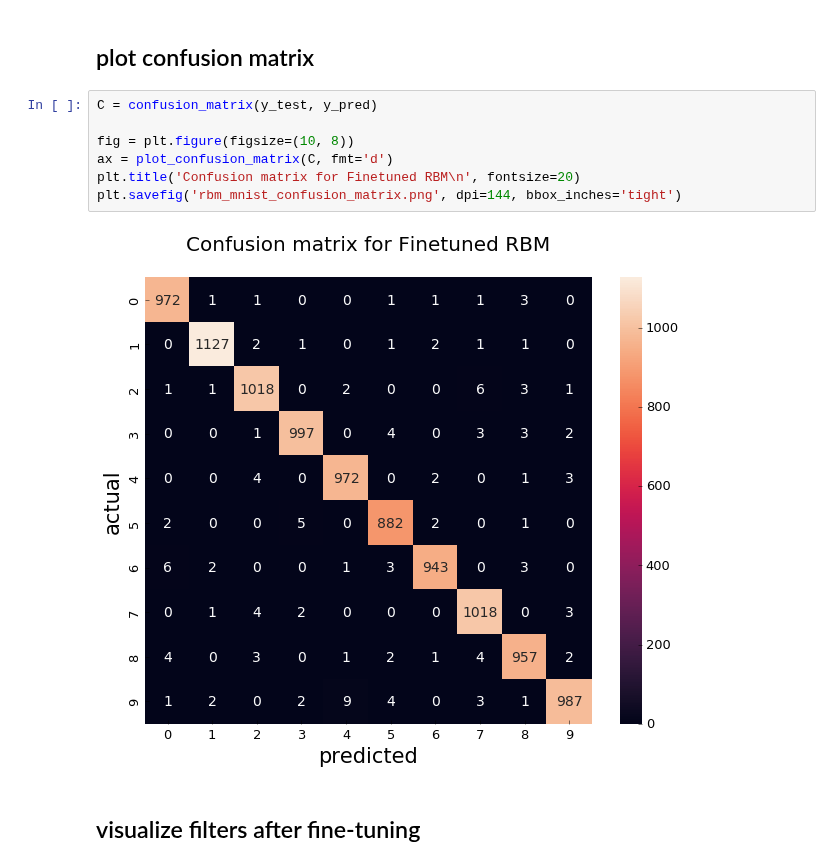
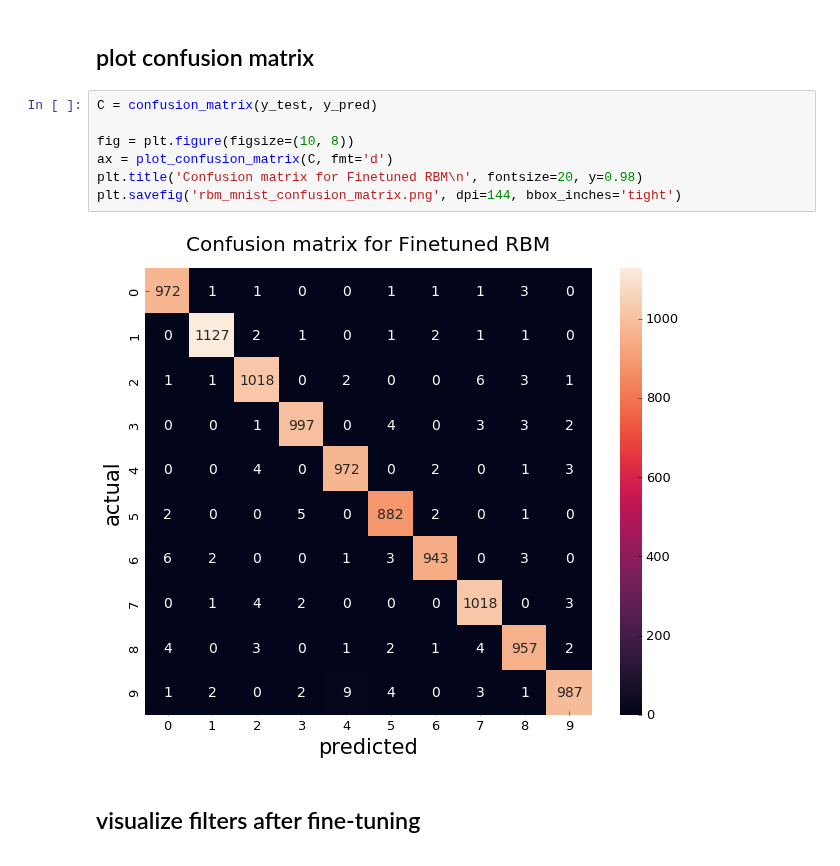
Before and after one commit to yell/boltzmann-machines, a Jupyter notebook: notebooks/rbm_mnist.ipynb, the cells around one changed output. Saved outputs shown, nothing was run; the diff lists cells and outputs as text.

```diff
--- a/notebooks/rbm_mnist.ipynb
+++ b/notebooks/rbm_mnist.ipynb
@@ -107,12 +107,12 @@ print accuracy_score(y_test, y_pred)
 # %%
 C = confusion_matrix(y_test, y_pred)
 
 fig = plt.figure(figsize=(10, 8))
 ax = plot_confusion_matrix(C, fmt='d')
-plt.title('Confusion matrix for Finetuned RBM\n', fontsize=20)
+plt.title('Confusion matrix for Finetuned RBM\n', fontsize=20, y=0.98)
 plt.savefig('rbm_mnist_confusion_matrix.png', dpi=144, bbox_inches='tight')
 # %% [output]
-[figure, old version]
+[figure, new version]
 # %% [markdown]
 ## visualize filters after fine-tuning
 # %%
```
Also changed, not shown: 1 other file.
